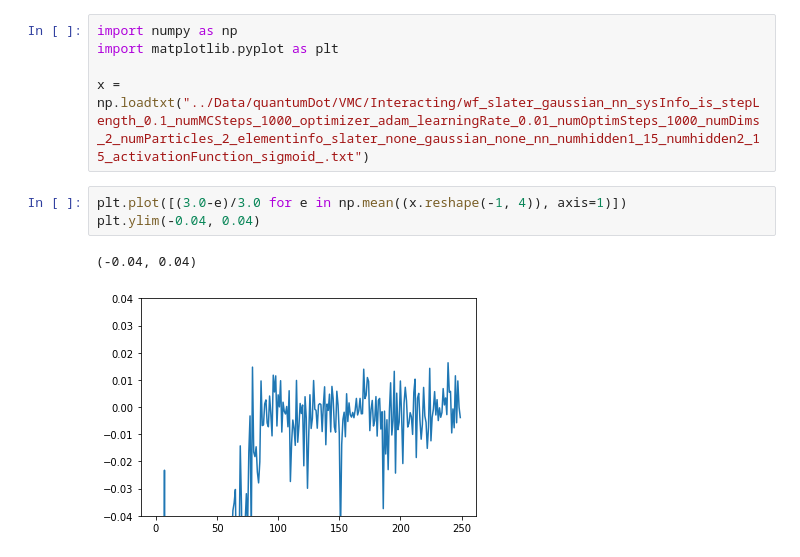
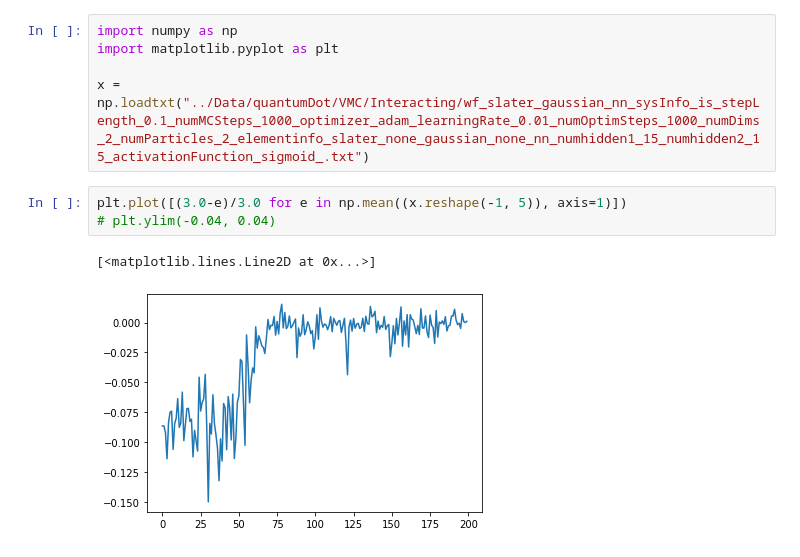
Before and after one commit to MartinKHovden/Thesis, a Jupyter notebook: VMC/src_V2/Simulations/Notebooks/QDInteractingSlaterNNOptim.ipynb, the cells around one changed output. Saved outputs shown, nothing was run; the diff lists cells and outputs as text.

```diff
--- a/VMC/src_V2/Simulations/Notebooks/QDInteractingSlaterNNOptim.ipynb
+++ b/VMC/src_V2/Simulations/Notebooks/QDInteractingSlaterNNOptim.ipynb
@@ -4,8 +4,8 @@ import matplotlib.pyplot as plt
 
 x = np.loadtxt("../Data/quantumDot/VMC/Interacting/wf_slater_gaussian_nn_sysInfo_is_stepLength_0.1_numMCSteps_1000_optimizer_adam_learningRate_0.01_numOptimSteps_1000_numDims_2_numParticles_2_elementinfo_slater_none_gaussian_none_nn_numhidden1_15_numhidden2_15_activationFunction_sigmoid_.txt")
 # %%
-plt.plot([(3.0-e)/3.0 for e in np.mean((x.reshape(-1, 4)), axis=1)])
-plt.ylim(-0.04, 0.04)
+plt.plot([(3.0-e)/3.0 for e in np.mean((x.reshape(-1, 5)), axis=1)])
+# plt.ylim(-0.04, 0.04)
 # %% [output]
-(-0.04, 0.04)
+[<matplotlib.lines.Line2D at 0x...>]
-[figure, old version]
+[figure, new version]
```
Also changed, not shown: parts of 1 cell of this notebook, 7 other files.
